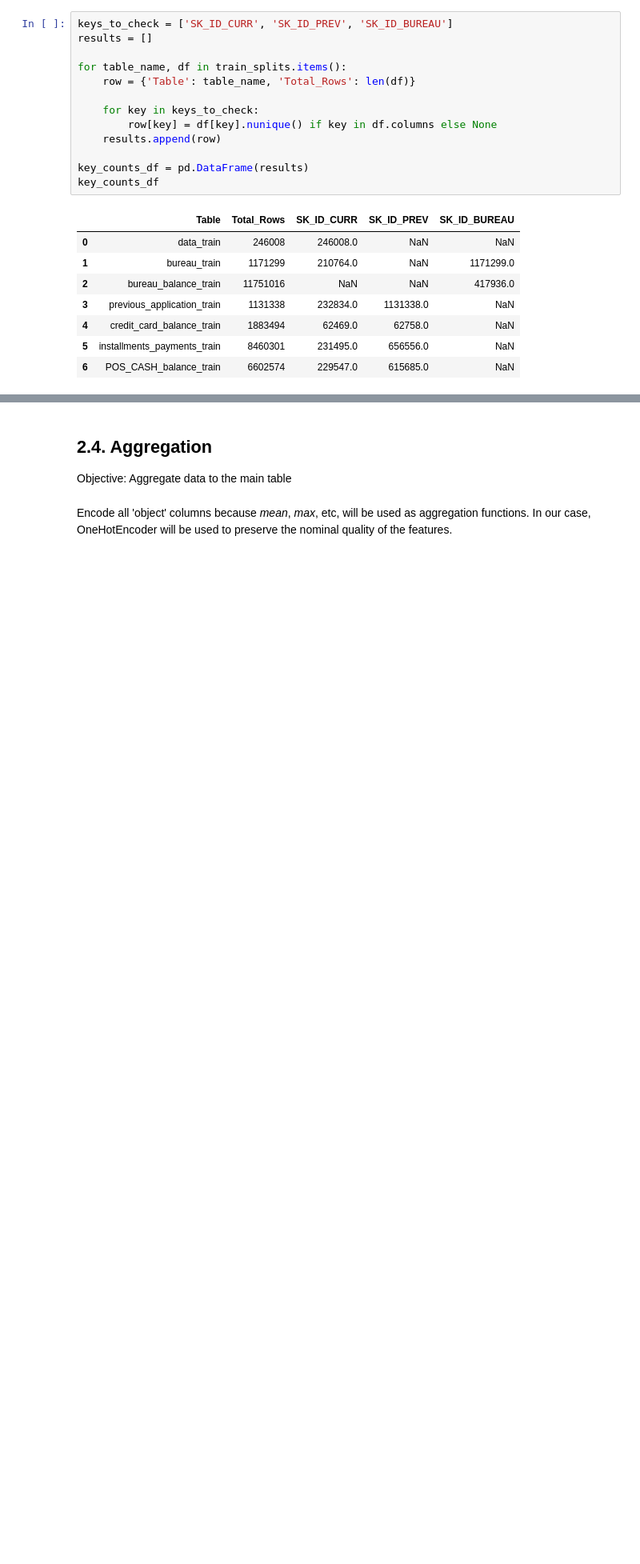
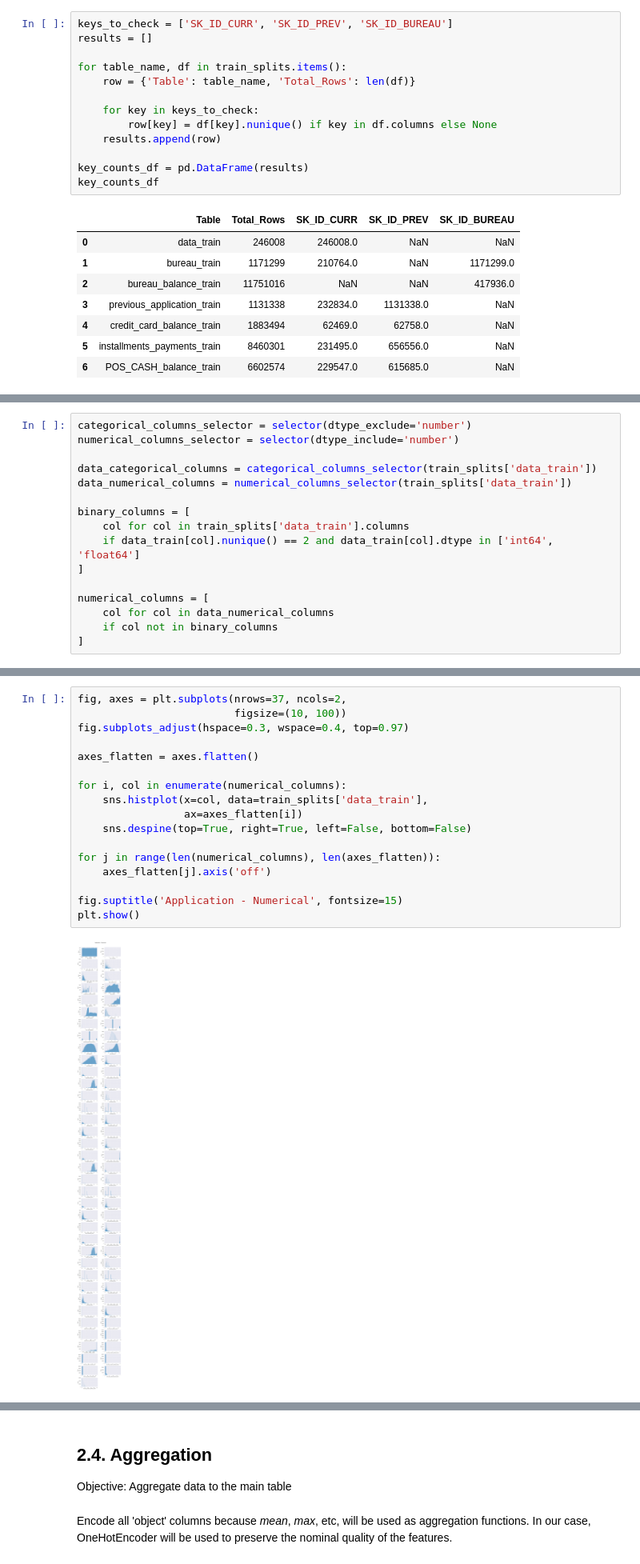
Before and after one commit to CelineChiLamNg/home_credit_default_prediction, a Jupyter notebook: notebooks/home_credit_1.ipynb, the cells around one changed output, grey strips where cells are left out. Shown at 80% size. Drawn from its saved outputs; the diff is of its cells as text; blank space fills up the shorter version.

```diff
--- a/notebooks/home_credit_1.ipynb
+++ b/notebooks/home_credit_1.ipynb
@@ -737,0 +753,16 @@ key_counts_df
+# %%
+categorical_columns_selector = selector(dtype_exclude='number')
+numerical_columns_selector = selector(dtype_include='number')
+
+data_categorical_columns = categorical_columns_selector(train_splits['data_train'])
+data_numerical_columns = numerical_columns_selector(train_splits['data_train'])
+
+binary_columns = [
+    col for col in train_splits['data_train'].columns
+    if data_train[col].nunique() == 2 and data_train[col].dtype in ['int64', 'float64']
+]
+
+numerical_columns = [
+    col for col in data_numerical_columns
+    if col not in binary_columns
+]
@@ -737,0 +784,19 @@ key_counts_df
+# %%
+fig, axes = plt.subplots(nrows=37, ncols=2,
+                         figsize=(10, 100))
+fig.subplots_adjust(hspace=0.3, wspace=0.4, top=0.97)
+
+axes_flatten = axes.flatten()
+
+for i, col in enumerate(numerical_columns):
+    sns.histplot(x=col, data=train_splits['data_train'],
+                 ax=axes_flatten[i])
+    sns.despine(top=True, right=True, left=False, bottom=False)
+
+for j in range(len(numerical_columns), len(axes_flatten)):
+    axes_flatten[j].axis('off')
+
+fig.suptitle('Application - Numerical', fontsize=15)
+plt.show()
+# %% [output]
+[figure, added]
```
Also changed, not shown: parts of 37 cells of this notebook, 1 other file.
